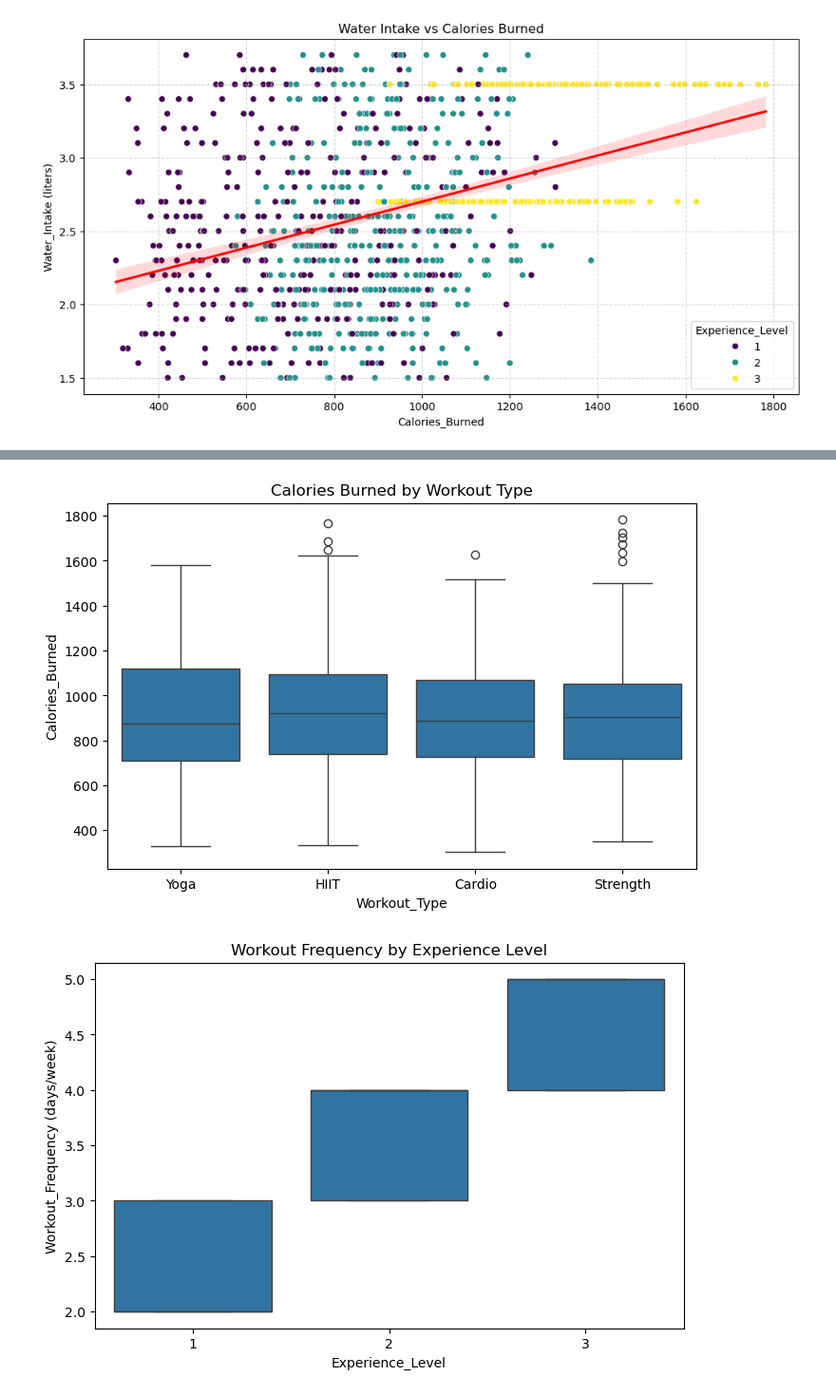
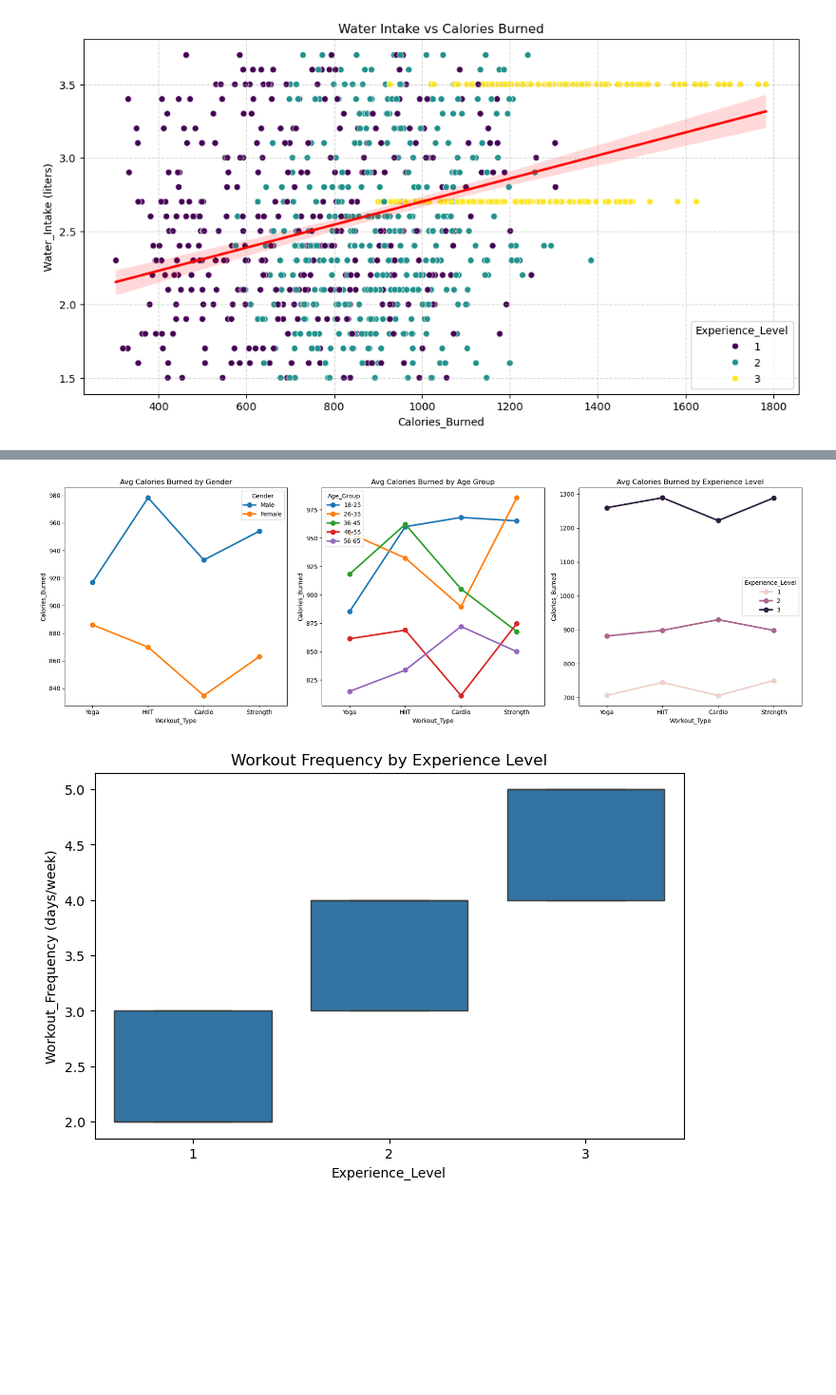
Before and after one commit to codesumaiml/capstone, a Jupyter notebook: gym_member_exercise.ipynb, the cells around one changed output, grey strips where cells are left out. Shown at 95% size. Saved outputs shown, nothing was run; the diff lists cells and outputs as text; code cells hidden in the pictures; blank space fills up the shorter version.

```diff
--- a/gym_member_exercise.ipynb
+++ b/gym_member_exercise.ipynb
@@ -56,9 +54,9 @@ from sklearn.model_selection import GridSearchCV, cross_val_score
 ### Load Dataset
 # %%
 #load dataset
-df = pd.read_csv("data/gym_members_exercise_tracking.csv")
-print("Shape:", df.shape)
-df.head()
+df_exercise = pd.read_csv("data/gym_members_exercise_tracking.csv")
+print("Shape:", df_exercise.shape)
+df_exercise.head()
 # %% [output]
 Shape: (973, 15)
 |  | Age | Gender | Weight (kg) | Height (m) | Max_BPM | Avg_BPM | Resting_BPM | Session_Duration (hours) | ... |
@@ -204,12 +190,22 @@ plt.show()
-# %%
-# Visualize calories burned by workout type
-
-plt.figure(figsize=(8,5))
-sns.boxplot(x="Workout_Type", y="Calories_Burned", data=df)
-plt.title("Calories Burned by Workout Type")
-plt.show()
-# %% [output]
-[figure, removed]
+# %%
+#Calories_burned with different Workouts based on Gender, Experience Level and Age Group
+
+fig, axes = plt.subplots(1, 3, figsize=(18, 6))
+
+sns.pointplot(data=df_exercise, x='Workout_Type', y='Calories_Burned', hue='Gender', errorbar=None, ax=axes[0])
+axes[0].set_title('Avg Calories Burned by Gender')
+
+sns.pointplot(data=df_exercise, x='Workout_Type', y='Calories_Burned', hue='Experience_Level', errorbar=None, ax=axes[2])
+axes[2].set_title('Avg Calories Burned by Experience Level')
+
+sns.pointplot(data=df_exercise, x='Workout_Type', y='Calories_Burned', hue='Age_Group', errorbar=None, ax=axes[1])
+axes[1].set_title('Avg Calories Burned by Age Group')
+
+plt.tight_layout()
+plt.savefig('images/calories_burned_by_workout_type_gender_age_experience.png', dpi=300, bbox_inches='tight')
+plt.show()
+# %% [output]
+[figure, added]
 # %%
 # Visualize workout frequency by experience level
 
```
Also changed, not shown: parts of 29 cells of this notebook.
